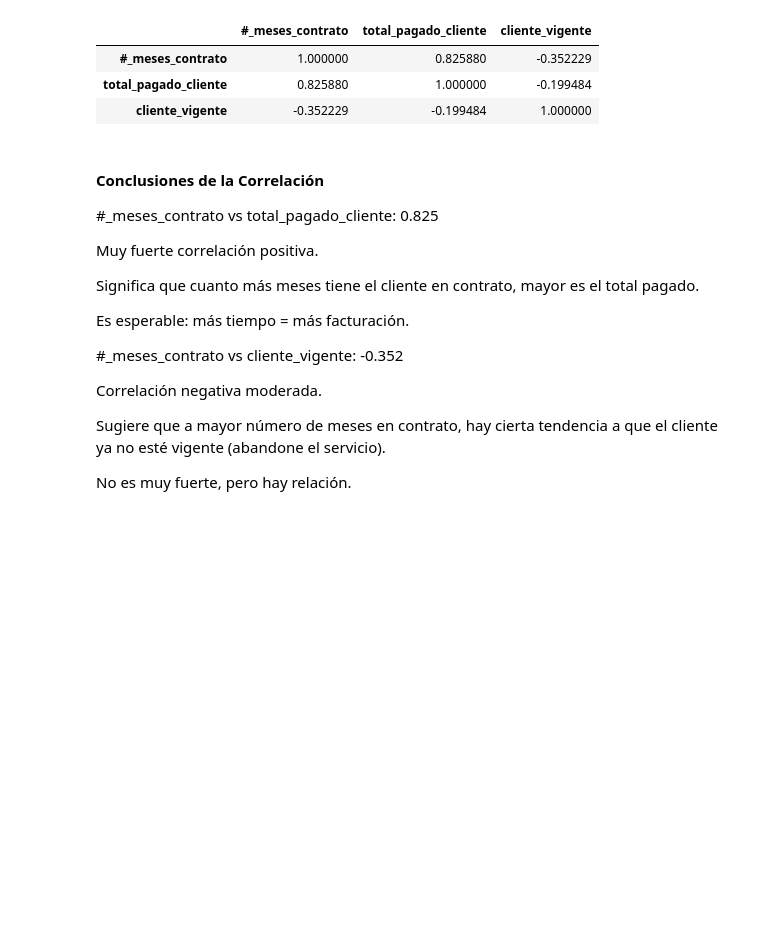
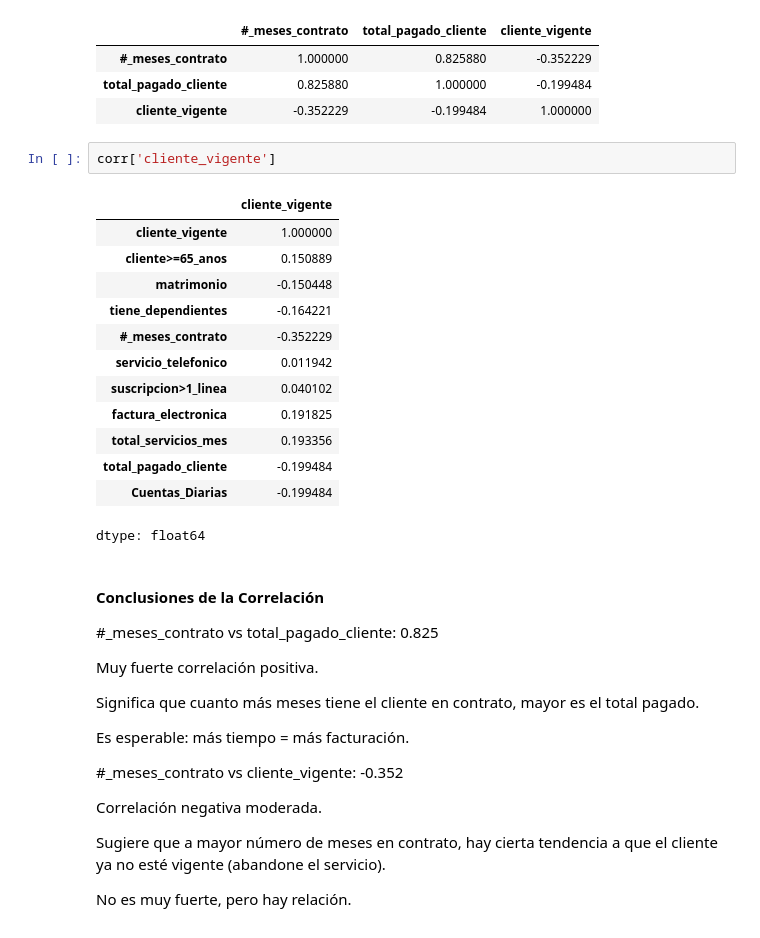
Before and after one commit to Starleen1996/TelecomX_Parte2_Latam_Predicci-n_Modelos, a Jupyter notebook: TelecomX_LATAM_Parte2_Predicción_Modelos_Actualizado.ipynb, the cells around one changed output. Cells and saved outputs as stored; diff of their text form; blank space fills up the shorter version.

```diff
--- a/TelecomX_LATAM_Parte2_Predicción_Modelos_Actualizado.ipynb
+++ b/TelecomX_LATAM_Parte2_Predicción_Modelos_Actualizado.ipynb
@@ -357,6 +358,22 @@ analisis_correlacion
 | #_meses_contrato | 1.000000 | 0.825880 | -0.352229 |
 | total_pagado_cliente | 0.825880 | 1.000000 | -0.199484 |
 | cliente_vigente | -0.352229 | -0.199484 | 1.000000 |
+# %%
+corr['cliente_vigente']
+# %% [output]
+|  | cliente_vigente |
+| cliente_vigente | 1.000000 |
+| cliente>=65_anos | 0.150889 |
+| matrimonio | -0.150448 |
+| tiene_dependientes | -0.164221 |
+| #_meses_contrato | -0.352229 |
+| servicio_telefonico | 0.011942 |
+| suscripcion>1_linea | 0.040102 |
+| factura_electronica | 0.191825 |
+| total_servicios_mes | 0.193356 |
+| total_pagado_cliente | -0.199484 |
+| Cuentas_Diarias | -0.199484 |
+dtype: float64
 # %% [markdown]
 #### Conclusiones de la Correlación
 #_meses_contrato vs total_pagado_cliente: 0.825
```
Also changed, not shown: parts of 17 cells of this notebook.
